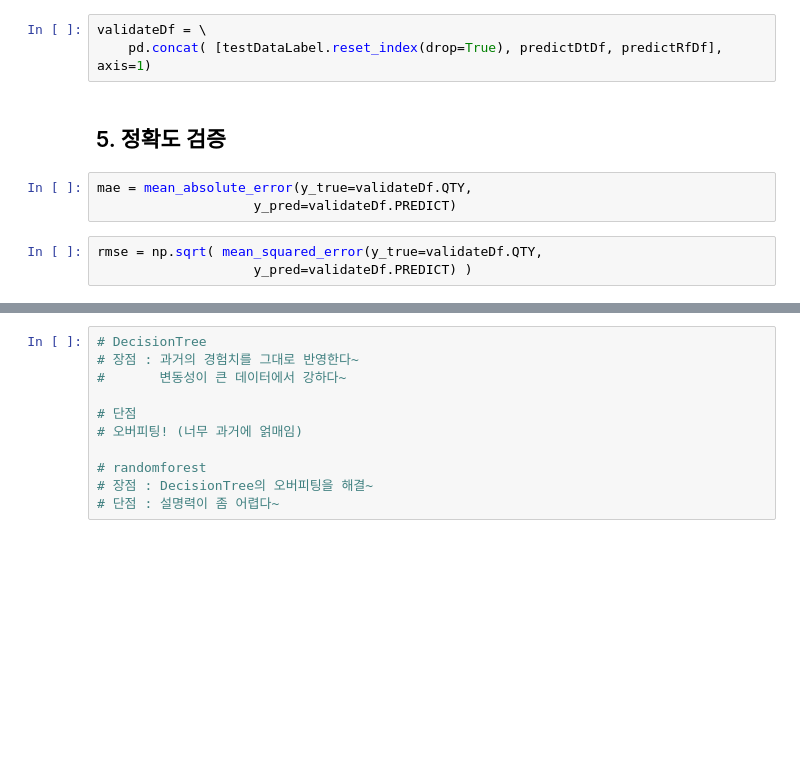
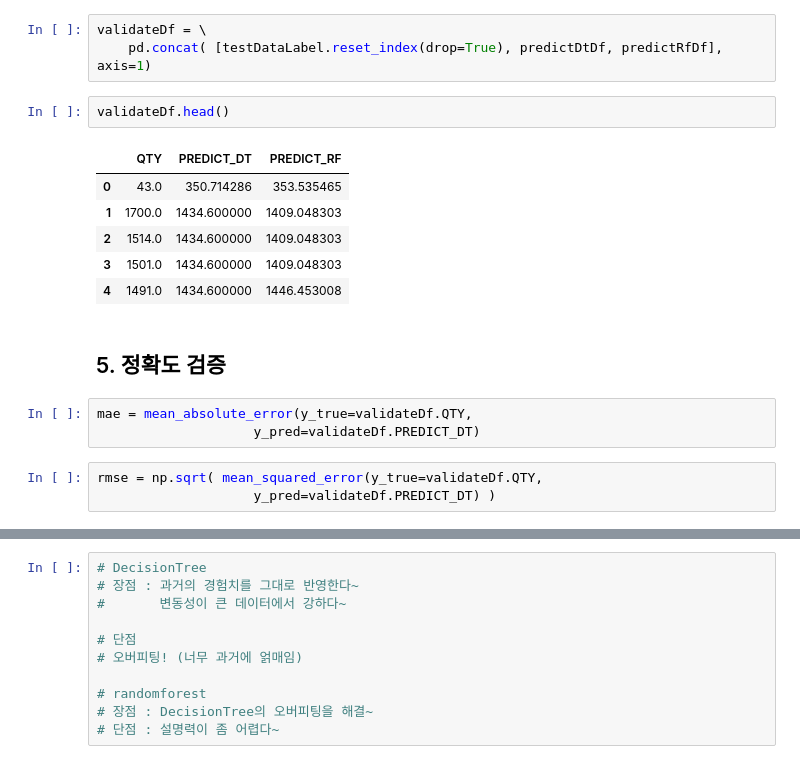
Before and after one commit to dudpray0220/Python, a Jupyter notebook: Lecture/Session05 - 데이터 분석 및 데이터 전처리/0531 머신러닝 Regression.ipynb, the cells around one changed output, grey strips where cells are left out. Drawn from its saved outputs; the diff is of its cells as text; blank space fills up the shorter version.

```diff
--- a/Lecture/Session05 - 데이터 분석 및 데이터 전처리/0531 머신러닝 Regression.ipynb
+++ b/Lecture/Session05 - 데이터 분석 및 데이터 전처리/0531 머신러닝 Regression.ipynb
@@ -262,14 +283,23 @@ testDataLabel
 # %%
 validateDf = \
     pd.concat( [testDataLabel.reset_index(drop=True), predictDtDf, predictRfDf], axis=1)
+# %%
+validateDf.head()
+# %% [output]
+|  | QTY | PREDICT_DT | PREDICT_RF |
+| 0 | 43.0 | 350.714286 | 353.535465 |
+| 1 | 1700.0 | 1434.600000 | 1409.048303 |
+| 2 | 1514.0 | 1434.600000 | 1409.048303 |
+| 3 | 1501.0 | 1434.600000 | 1409.048303 |
+| 4 | 1491.0 | 1434.600000 | 1446.453008 |
 # %% [markdown]
 ## 5. 정확도 검증
 # %%
 mae = mean_absolute_error(y_true=validateDf.QTY,
-                    y_pred=validateDf.PREDICT)
+                    y_pred=validateDf.PREDICT_DT)
 # %%
 rmse = np.sqrt( mean_squared_error(y_true=validateDf.QTY,
-                    y_pred=validateDf.PREDICT) )
+                    y_pred=validateDf.PREDICT_DT) )
 # %%
 mae
 # %% [output]
```
Also changed, not shown: parts of 18 cells of this notebook.
